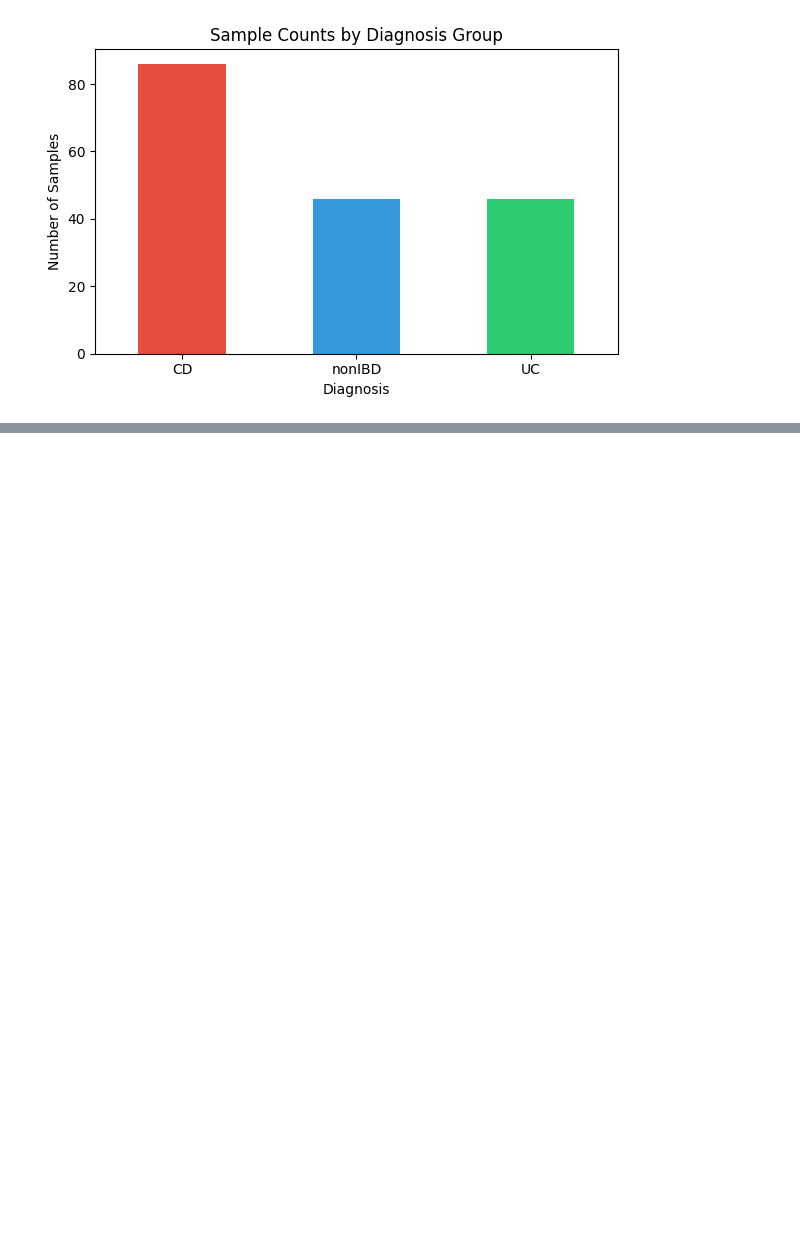
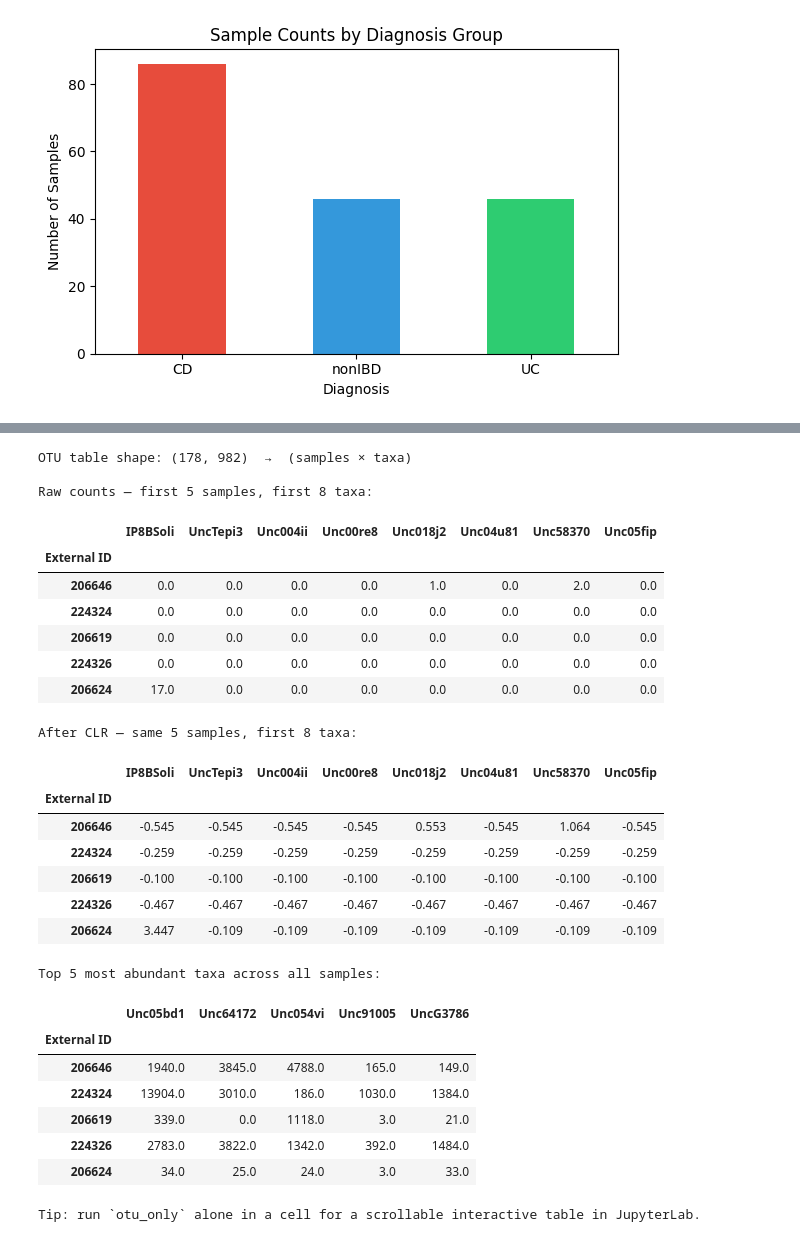
Before and after one commit to liamcampbell-png/crohns-microbiome-ml, a Jupyter notebook: notebooks/01_exploration.ipynb, the cells around one changed output, grey strips where cells are left out. Drawn from its saved outputs; the diff is of its cells as text; code cells hidden in the pictures; blank space fills up the shorter version.

```diff
--- a/notebooks/01_exploration.ipynb
+++ b/notebooks/01_exploration.ipynb
@@ -112,0 +216,54 @@ plt.show()
+# %%
+# --- What does the OTU table actually look like? ---
+
+# 1. Shape reminder
+print(f"OTU table shape: {otu_only.shape}  →  (samples × taxa)")
+print()
+
+# 2. A readable slice: first 5 samples, first 8 taxa
+print("Raw counts — first 5 samples, first 8 taxa:")
+display(otu_only.iloc[:5, :8])
+
+# 3. Same slice after CLR
+print("After CLR — same 5 samples, first 8 taxa:")
+display(otu_clr.iloc[:5, :8].round(3))
+
+# 4. The most abundant taxa (easier to read than random columns)
+print("Top 5 most abundant taxa across all samples:")
+top5_cols = otu_only.sum().sort_values(ascending=False).head(5).index.tolist()
+display(otu_only[top5_cols].head(5))
+
+# 5. Tip: in JupyterLab you can also just run:
+#    otu_only          → scrollable interactive table
+#    otu_only.head(20) → first 20 rows
+#    otu_only.describe() → summary stats for every column
+print()
+print("Tip: run `otu_only` alone in a cell for a scrollable interactive table in JupyterLab.")
+# %% [output]
+OTU table shape: (178, 982)  →  (samples × taxa)
+
+Raw counts — first 5 samples, first 8 taxa:
+|  | IP8BSoli | UncTepi3 | Unc004ii | Unc00re8 | Unc018j2 | Unc04u81 | Unc58370 | Unc05fip |
+| External ID |  |  |  |  |  |  |  |  |
+| 206646 | 0.0 | 0.0 | 0.0 | 0.0 | 1.0 | 0.0 | 2.0 | 0.0 |
+| 224324 | 0.0 | 0.0 | 0.0 | 0.0 | 0.0 | 0.0 | 0.0 | 0.0 |
+| 206619 | 0.0 | 0.0 | 0.0 | 0.0 | 0.0 | 0.0 | 0.0 | 0.0 |
+| 224326 | 0.0 | 0.0 | 0.0 | 0.0 | 0.0 | 0.0 | 0.0 | 0.0 |
+| 206624 | 17.0 | 0.0 | 0.0 | 0.0 | 0.0 | 0.0 | 0.0 | 0.0 |
+After CLR — same 5 samples, first 8 taxa:
+|  | IP8BSoli | UncTepi3 | Unc004ii | Unc00re8 | Unc018j2 | Unc04u81 | Unc58370 | Unc05fip |
+| External ID |  |  |  |  |  |  |  |  |
+| 206646 | -0.545 | -0.545 | -0.545 | -0.545 | 0.553 | -0.545 | 1.064 | -0.545 |
+| 224324 | -0.259 | -0.259 | -0.259 | -0.259 | -0.259 | -0.259 | -0.259 | -0.259 |
+| 206619 | -0.100 | -0.100 | -0.100 | -0.100 | -0.100 | -0.100 | -0.100 | -0.100 |
+| 224326 | -0.467 | -0.467 | -0.467 | -0.467 | -0.467 | -0.467 | -0.467 | -0.467 |
+| 206624 | 3.447 | -0.109 | -0.109 | -0.109 | -0.109 | -0.109 | -0.109 | -0.109 |
+Top 5 most abundant taxa across all samples:
+|  | Unc05bd1 | Unc64172 | Unc054vi | Unc91005 | UncG3786 |
+| External ID |  |  |  |  |  |
+| 206646 | 1940.0 | 3845.0 | 4788.0 | 165.0 | 149.0 |
+| 224324 | 13904.0 | 3010.0 | 186.0 | 1030.0 | 1384.0 |
+| 206619 | 339.0 | 0.0 | 1118.0 | 3.0 | 21.0 |
+| 224326 | 2783.0 | 3822.0 | 1342.0 | 392.0 | 1484.0 |
+| 206624 | 34.0 | 25.0 | 24.0 | 3.0 | 33.0 |
+Tip: run `otu_only` alone in a cell for a scrollable interactive table in JupyterLab.
```
Also changed, not shown: parts of 15 cells of this notebook, 8 other files.
